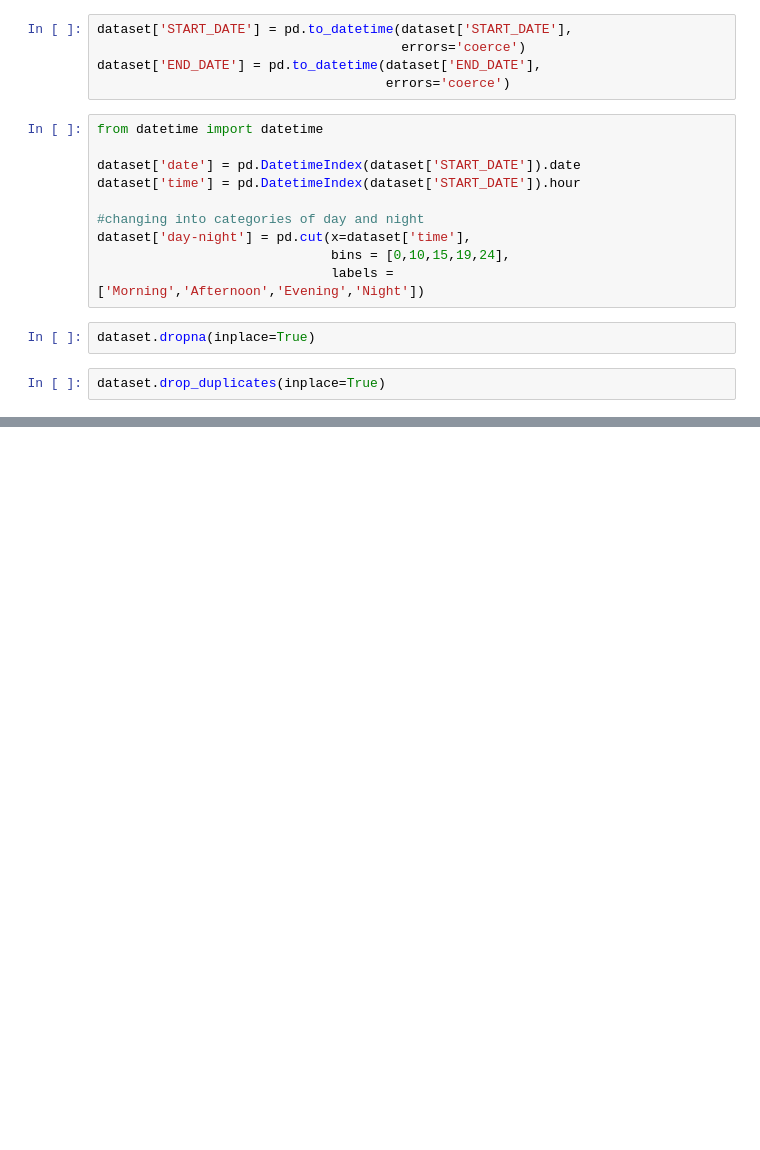
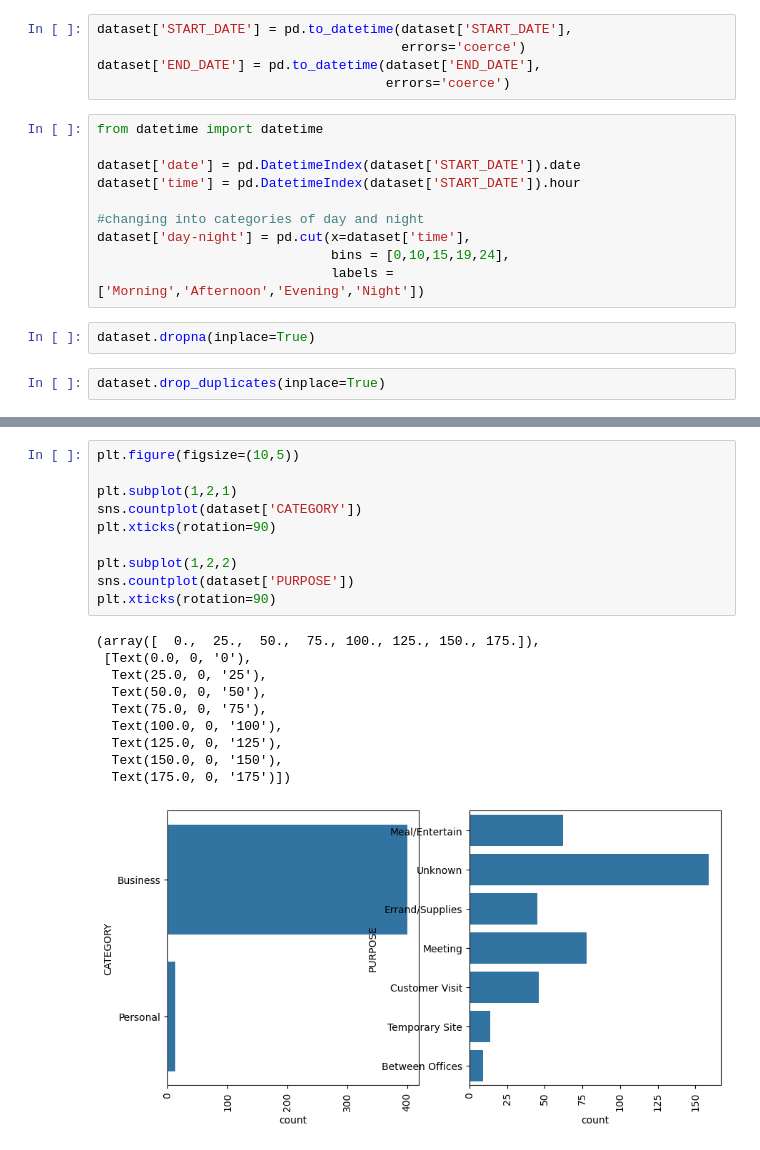
Before and after one commit to atharvpatole/Uber-Rides, a Jupyter notebook: Uber_Rides.ipynb, the cells around one changed output, grey strips where cells are left out. Saved outputs shown, nothing was run; the diff lists cells and outputs as text; blank space fills up the shorter version.

```diff
--- a/Uber_Rides.ipynb
+++ b/Uber_Rides.ipynb
@@ -74,0 +87,21 @@ dataset.drop_duplicates(inplace=True)
+# %%
+plt.figure(figsize=(10,5))
+
+plt.subplot(1,2,1)
+sns.countplot(dataset['CATEGORY'])
+plt.xticks(rotation=90)
+
+plt.subplot(1,2,2)
+sns.countplot(dataset['PURPOSE'])
+plt.xticks(rotation=90)
+# %% [output]
+(array([  0.,  25.,  50.,  75., 100., 125., 150., 175.]),
+ [Text(0.0, 0, '0'),
+  Text(25.0, 0, '25'),
+  Text(50.0, 0, '50'),
+  Text(75.0, 0, '75'),
+  Text(100.0, 0, '100'),
+  Text(125.0, 0, '125'),
+  Text(150.0, 0, '150'),
+  Text(175.0, 0, '175')])
+[figure, added]
```
Also changed, not shown: parts of 18 cells of this notebook.
